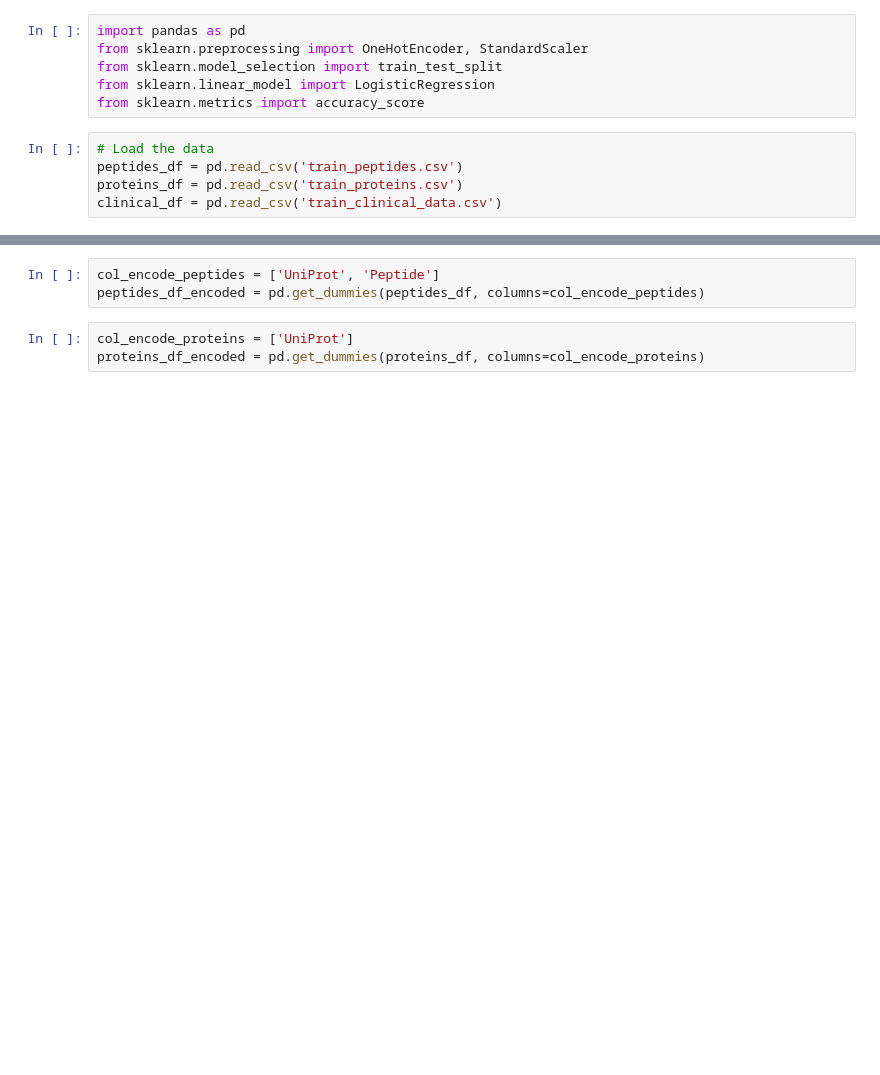
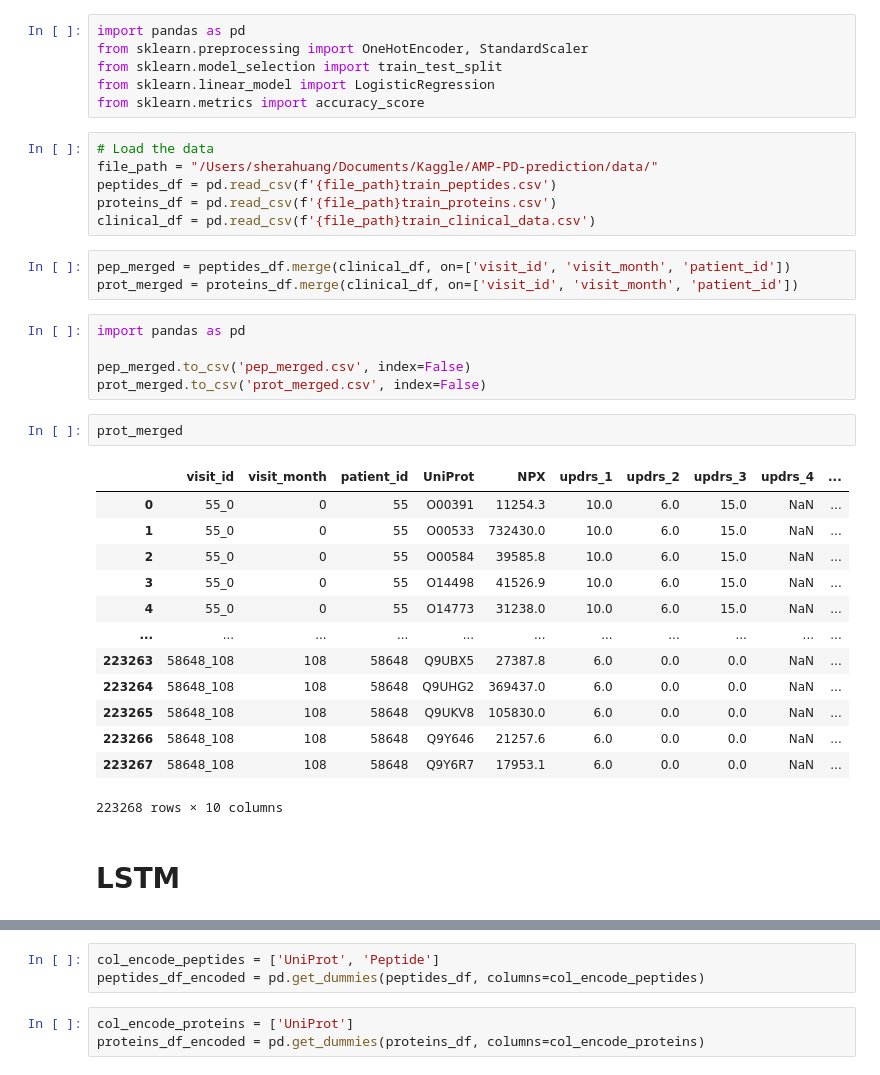
Before and after one commit to swang202/AMP-PD-prediction, a Jupyter notebook: code/Kaggle.ipynb, the cells around one changed output, grey strips where cells are left out. Drawn from its saved outputs; the diff is of its cells as text; blank space fills up the shorter version.

```diff
--- a/code/Kaggle.ipynb
+++ b/code/Kaggle.ipynb
@@ -6,6 +6,33 @@ from sklearn.linear_model import LogisticRegression
 from sklearn.metrics import accuracy_score
 # %%
 # Load the data
-peptides_df = pd.read_csv('train_peptides.csv')
-proteins_df = pd.read_csv('train_proteins.csv')
-clinical_df = pd.read_csv('train_clinical_data.csv')
+file_path = "/Users/sherahuang/Documents/Kaggle/AMP-PD-prediction/data/"
+peptides_df = pd.read_csv(f'{file_path}train_peptides.csv')
+proteins_df = pd.read_csv(f'{file_path}train_proteins.csv')
+clinical_df = pd.read_csv(f'{file_path}train_clinical_data.csv')
+# %%
+pep_merged = peptides_df.merge(clinical_df, on=['visit_id', 'visit_month', 'patient_id'])
+prot_merged = proteins_df.merge(clinical_df, on=['visit_id', 'visit_month', 'patient_id'])
+# %%
+import pandas as pd
+
+pep_merged.to_csv('pep_merged.csv', index=False)
+prot_merged.to_csv('prot_merged.csv', index=False)
+# %%
+prot_merged
+# %% [output]
+|  | visit_id | visit_month | patient_id | UniProt | NPX | updrs_1 | updrs_2 | updrs_3 | updrs_4 | ... |
+| 0 | 55_0 | 0 | 55 | O00391 | 11254.3 | 10.0 | 6.0 | 15.0 | NaN | ... |
+| 1 | 55_0 | 0 | 55 | O00533 | 732430.0 | 10.0 | 6.0 | 15.0 | NaN | ... |
+| 2 | 55_0 | 0 | 55 | O00584 | 39585.8 | 10.0 | 6.0 | 15.0 | NaN | ... |
+| 3 | 55_0 | 0 | 55 | O14498 | 41526.9 | 10.0 | 6.0 | 15.0 | NaN | ... |
+| 4 | 55_0 | 0 | 55 | O14773 | 31238.0 | 10.0 | 6.0 | 15.0 | NaN | ... |
+| ... | ... | ... | ... | ... | ... | ... | ... | ... | ... | ... |
+| 223263 | 58648_108 | 108 | 58648 | Q9UBX5 | 27387.8 | 6.0 | 0.0 | 0.0 | NaN | ... |
+| 223264 | 58648_108 | 108 | 58648 | Q9UHG2 | 369437.0 | 6.0 | 0.0 | 0.0 | NaN | ... |
+| 223265 | 58648_108 | 108 | 58648 | Q9UKV8 | 105830.0 | 6.0 | 0.0 | 0.0 | NaN | ... |
+| 223266 | 58648_108 | 108 | 58648 | Q9Y646 | 21257.6 | 6.0 | 0.0 | 0.0 | NaN | ... |
+| 223267 | 58648_108 | 108 | 58648 | Q9Y6R7 | 17953.1 | 6.0 | 0.0 | 0.0 | NaN | ... |
+223268 rows × 10 columns
+# %% [markdown]
+# LSTM
```
Also changed, not shown: parts of 15 cells of this notebook, 3 other files.
